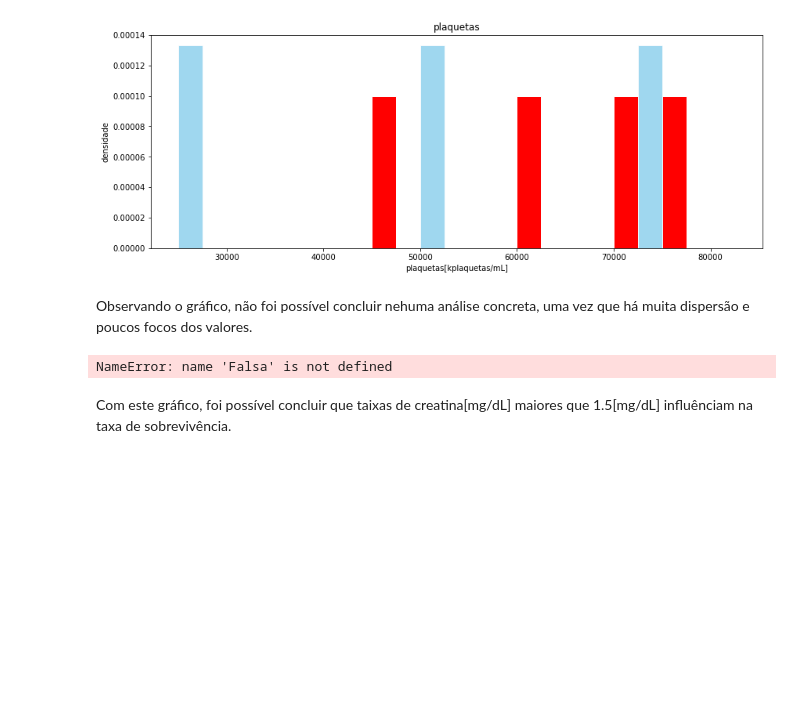
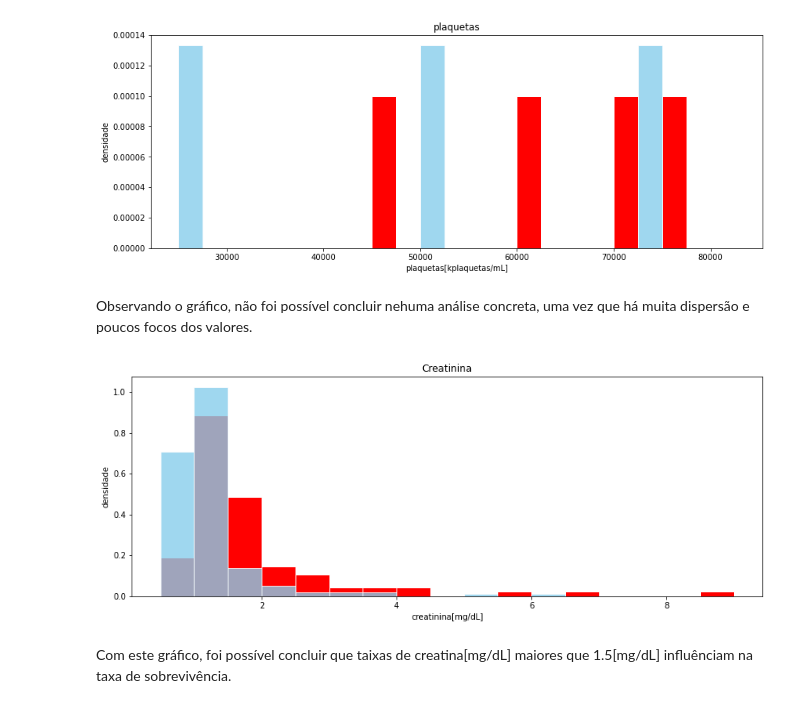
Before and after one commit to BrunoFNRodrigues/Projeto2Cidad, a Jupyter notebook: HeartFailure.ipynb, the cells around one changed output. Saved outputs shown, nothing was run; the diff lists cells and outputs as text; code cells hidden in the pictures; blank space fills up the shorter version.

```diff
--- a/HeartFailure.ipynb
+++ b/HeartFailure.ipynb
@@ -155,15 +156,15 @@ Observando o gráfico, não foi possível concluir nehuma análise concreta, uma
 # %%
 #Histograma de cretinina no sangue de sobreviventes e não sobreviventes
 faixas = np.arange(0.5,9.5,0.5)
 plt.figure(figsize=(14, 5))
-plt.hist(dead.serum_creatinine, bins=faixas, density=Falsa, color='red', edgecolor='white', linewidth=1)
+plt.hist(dead.serum_creatinine, bins=faixas, density=True, color='red', edgecolor='white', linewidth=1)
 plt.hist(not_dead.serum_creatinine, bins=faixas, density=True, color='skyblue', edgecolor='white', linewidth=1, alpha=0.8)
 plt.title('Creatinina')
 plt.xlabel('creatinina[mg/dL]')
 plt.ylabel('densidade')
 plt.show()
 # %% [output]
-NameError: name 'Falsa' is not defined
+[figure, added]
 # %% [markdown]
 Com este gráfico, foi possível concluir que taixas de creatina[mg/dL] maiores que 1.5[mg/dL] influênciam na taxa de sobrevivência.
 # %%
```
Also changed, not shown: parts of 5 cells of this notebook.
